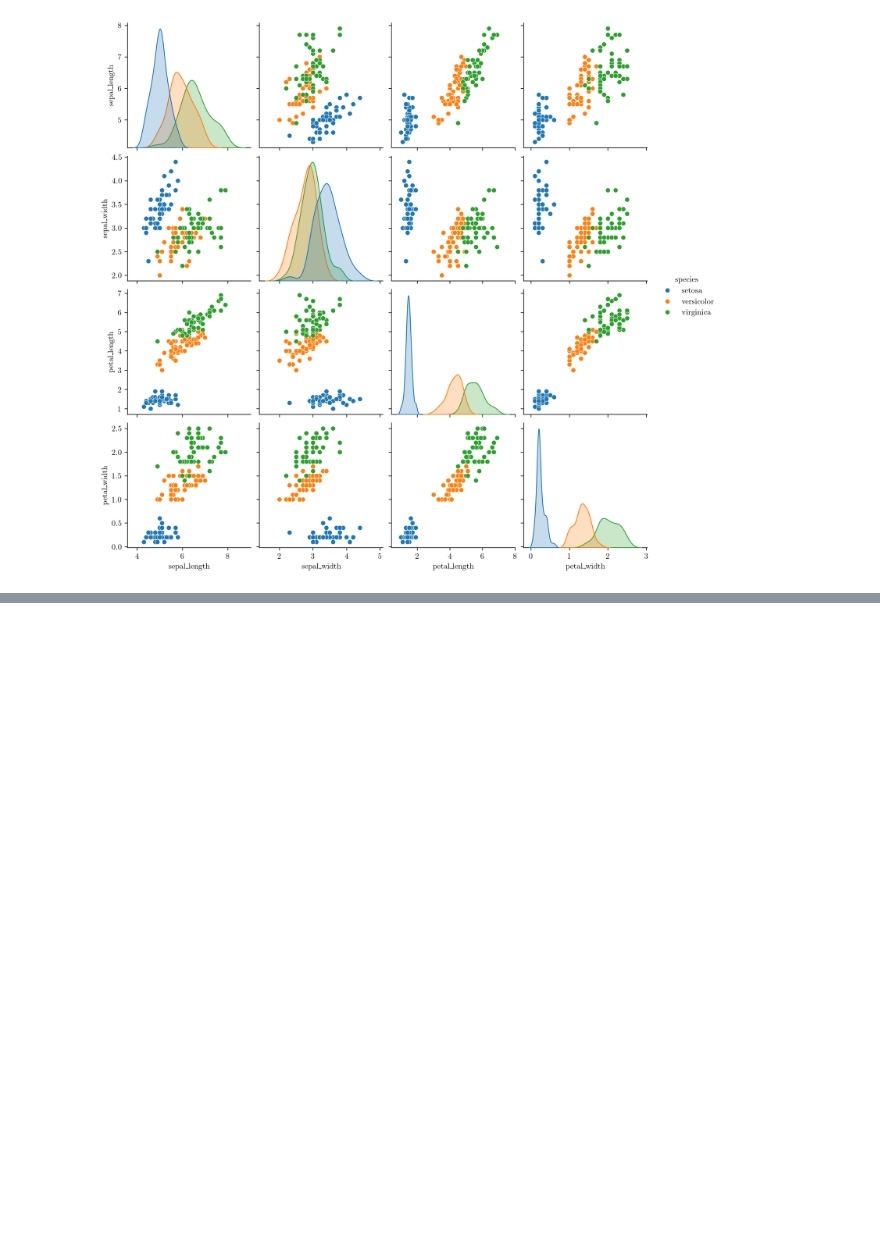
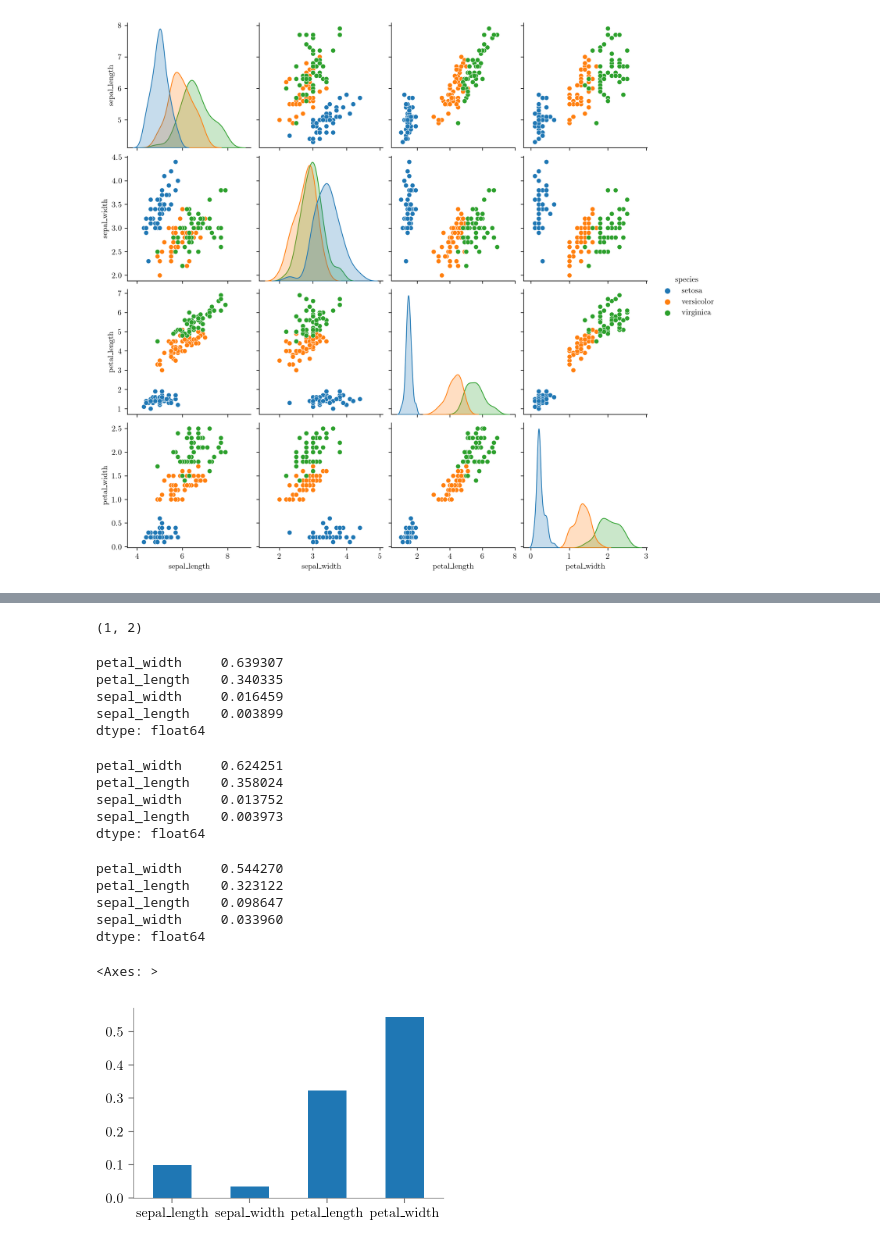
Before and after one commit to nipunbatra/ml-teaching, a Jupyter notebook: notebooks/ensemble-feature-importance.ipynb, the cells around one changed output, grey strips where cells are left out. Drawn from its saved outputs; the diff is of its cells as text; code cells hidden in the pictures; blank space fills up the shorter version.

```diff
--- a/notebooks/ensemble-feature-importance.ipynb
+++ b/notebooks/ensemble-feature-importance.ipynb
@@ -433,0 +149,17 @@ np.array([x.tree_.compute_feature_importances() for x in rf.estimators_]).mean(a
+# %%
+def print_child_id(tree, node):
+    '''
+    Prints the child node ids of a given node.
+    tree: tree object
+    node: int
+    '''
+
+    # check if leaf
+    l, r = tree.children_left[node], tree.children_right[node]
+    if l == -1 and r == -1:
+        return None, None
+    return tree.children_left[node], tree.children_right[node]
+
+print_child_id(tree, 0)
+# %% [output]
+(1, 2)
@@ -433,0 +202,51 @@ np.array([x.tree_.compute_feature_importances() for x in rf.estimators_]).mean(a
+# %%
+# Calculate the importance of each features using the information gain for a tree
+
+scores = {}
+for node in range(tree.node_count):
+    # Add the information gain of the node to the dictionary if it is not a leaf node
+    try:
+        ig, N, n_l, n_r, n_t, feature = all_data(tree, node)
+        p_t = n_t / N
+        scores[feature] = scores.get(feature, 0) + p_t * ig
+
+    # Skip if it is a leaf node
+    except:
+        continue
+
+ser = pd.Series(scores)
+info_gain_tree = ser/ser.sum()
+info_gain_tree.sort_values(ascending=False)
+# %% [output]
+petal_width     0.639307
+petal_length    0.340335
+sepal_width     0.016459
+sepal_length    0.003899
+dtype: float64
+# %%
+# Feature importance using sklearn for a tree
+sklearn_imp = tree.compute_feature_importances()
+pd.Series(sklearn_imp, index=iris.columns[:-1]).sort_values(ascending=False)
+# %% [output]
+petal_width     0.624251
+petal_length    0.358024
+sepal_width     0.013752
+sepal_length    0.003973
+dtype: float64
+# %%
+# Feature importance using sklearn for the forest
+sklearn_imp_forest = np.array([x.tree_.compute_feature_importances() for x in rf.estimators_]).mean(axis=0)
+pd.Series(sklearn_imp_forest, index=iris.columns[:-1]).sort_values(ascending=False)
+# %% [output]
+petal_width     0.544270
+petal_length    0.323122
+sepal_length    0.098647
+sepal_width     0.033960
+dtype: float64
+# %%
+ser = pd.Series(sklearn_imp_forest, index=iris.columns[:-1])
+ser.plot(kind='bar', rot=0)
+format_axes(plt.gca())
+# %% [output]
+<Axes: >
+[figure, added]
```
Also changed, not shown: parts of 62 cells of this notebook, 21 other files.
